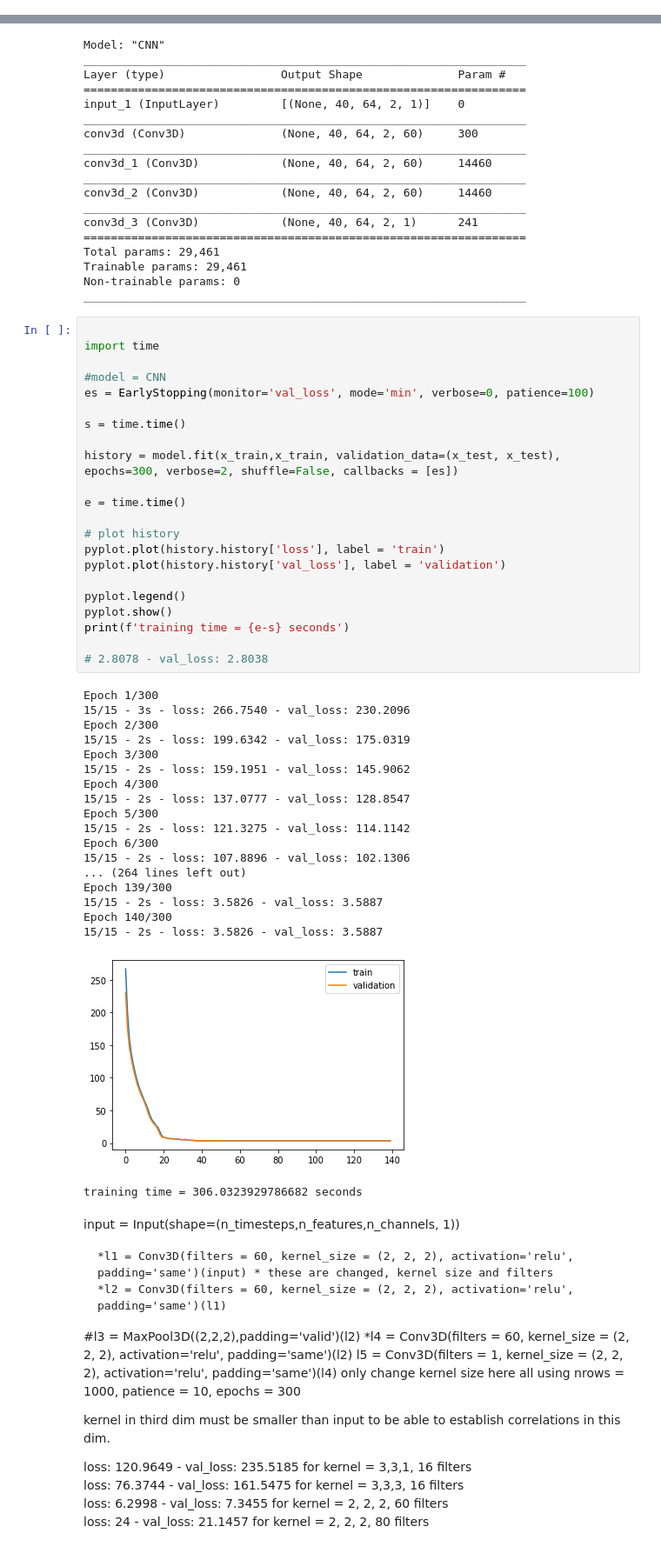
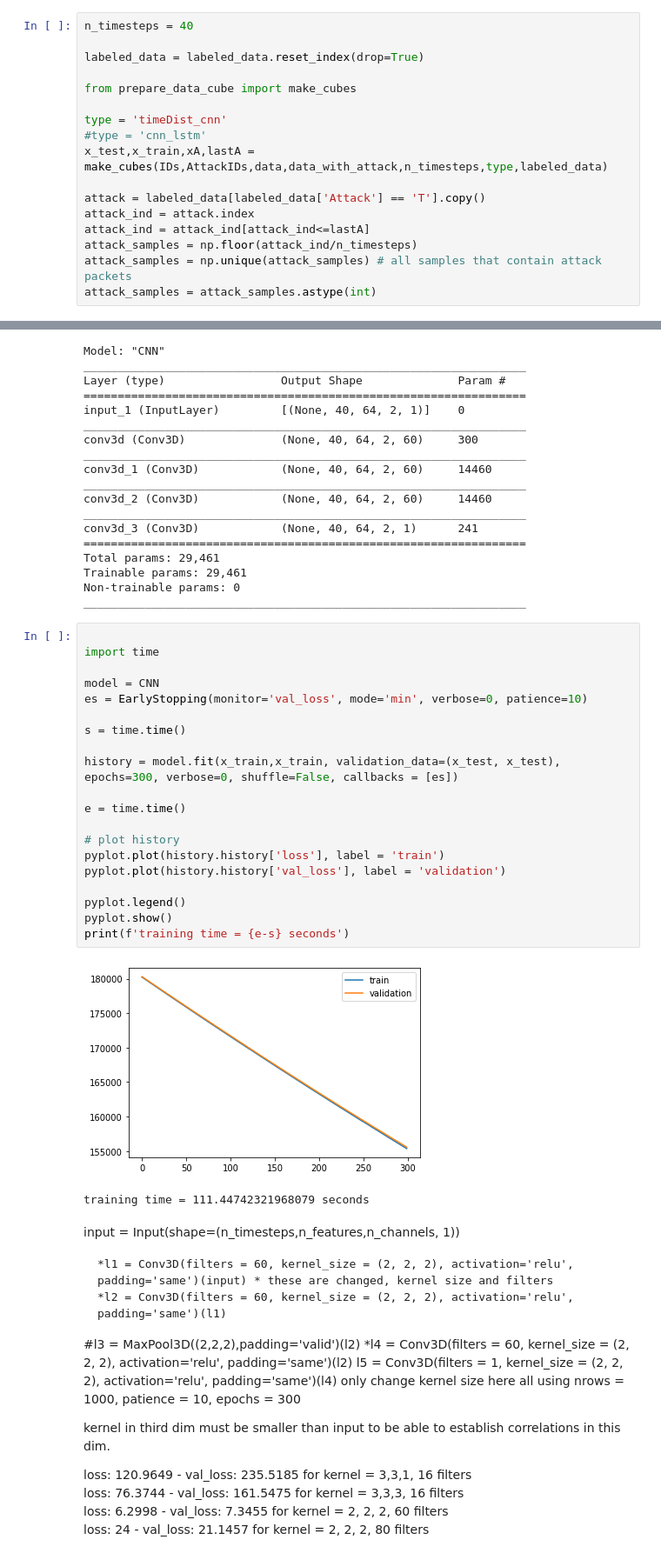
Before and after one commit to ellensanden/MLAnomalyDetection, a Jupyter notebook: test_stuff/cnn.ipynb, the cells around one changed output, grey strips where cells are left out. Shown at 87% size. Drawn from its saved outputs; the diff is of its cells as text.

Commit message:
binary ids, gpu training

```diff
--- a/test_stuff/cnn.ipynb
+++ b/test_stuff/cnn.ipynb
@@ -67,0 +53,17 @@ x_test,x_train,xA = make_cubes(IDs,AttackIDs,data,data_with_attack,n_timesteps,t
+# %%
+n_timesteps = 40
+
+labeled_data = labeled_data.reset_index(drop=True)
+
+from prepare_data_cube import make_cubes
+
+type = 'timeDist_cnn'
+#type = 'cnn_lstm'
+x_test,x_train,xA,lastA = make_cubes(IDs,AttackIDs,data,data_with_attack,n_timesteps,type,labeled_data)
+
+attack = labeled_data[labeled_data['Attack'] == 'T'].copy()
+attack_ind = attack.index
+attack_ind = attack_ind[attack_ind<=lastA]
+attack_samples = np.floor(attack_ind/n_timesteps)
+attack_samples = np.unique(attack_samples) # all samples that contain attack packets
+attack_samples = attack_samples.astype(int)
@@ -122,45 +134,26 @@ _________________________________________________________________
 # %%
 
 import time
 
-#model = CNN
-es = EarlyStopping(monitor='val_loss', mode='min', verbose=0, patience=100)
+model = CNN
+es = EarlyStopping(monitor='val_loss', mode='min', verbose=0, patience=10)
 
 s = time.time()
 
-history = model.fit(x_train,x_train, validation_data=(x_test, x_test), epochs=300, verbose=2, shuffle=False, callbacks = [es])
+history = model.fit(x_train,x_train, validation_data=(x_test, x_test), epochs=300, verbose=0, shuffle=False, callbacks = [es])
 
 e = time.time()
 
 # plot history
 pyplot.plot(history.history['loss'], label = 'train')
 pyplot.plot(history.history['val_loss'], label = 'validation')
 
 pyplot.legend()
 pyplot.show()
 print(f'training time = {e-s} seconds')
-
-# 2.8078 - val_loss: 2.8038
 # %% [output]
+[figure, new version]
-Epoch 1/300
-15/15 - 3s - loss: 266.7540 - val_loss: 230.2096
-Epoch 2/300
-15/15 - 2s - loss: 199.6342 - val_loss: 175.0319
-Epoch 3/300
-15/15 - 2s - loss: 159.1951 - val_loss: 145.9062
-Epoch 4/300
-15/15 - 2s - loss: 137.0777 - val_loss: 128.8547
-Epoch 5/300
-15/15 - 2s - loss: 121.3275 - val_loss: 114.1142
-Epoch 6/300
-15/15 - 2s - loss: 107.8896 - val_loss: 102.1306
-... (264 lines left out)
-Epoch 139/300
-15/15 - 2s - loss: 3.5826 - val_loss: 3.5887
-Epoch 140/300
-15/15 - 2s - loss: 3.5826 - val_loss: 3.5887
+training time = 111.44742321968079 seconds
-[figure, old version]
-training time = 306.0323929786682 seconds
 # %% [markdown]
 input = Input(shape=(n_timesteps,n_features,n_channels, 1))
 
```
Also changed, not shown: parts of 13 cells of this notebook, 6 other files.
